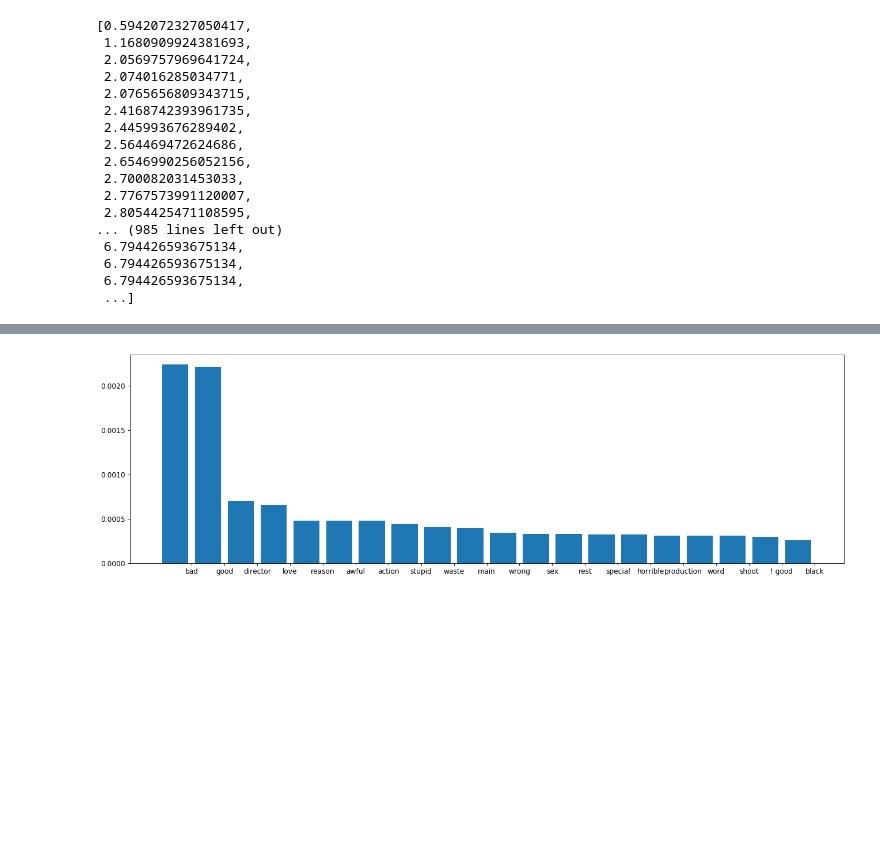
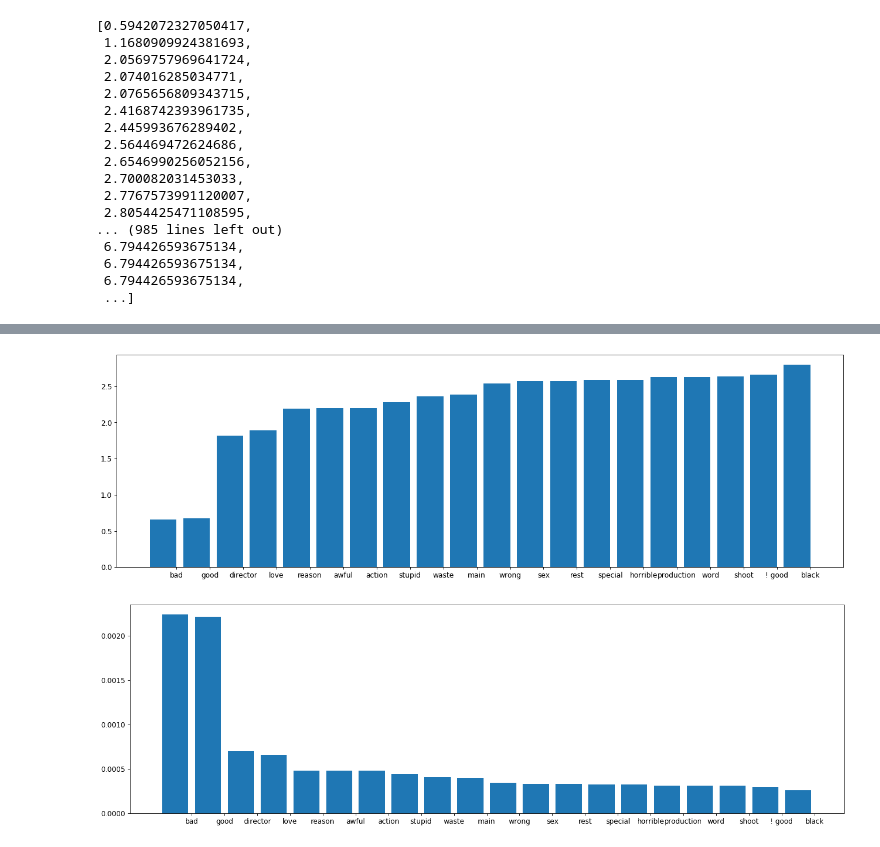
Before and after one commit to lucerne/com_metrics_chatbot, a Jupyter notebook: code/analysis/analyze_aclImdb.ipynb, the cells around one changed output, grey strips where cells are left out. Saved outputs shown, nothing was run; the diff lists cells and outputs as text; code cells hidden in the pictures; blank space fills up the shorter version.

```diff
--- a/code/analysis/analyze_aclImdb.ipynb
+++ b/code/analysis/analyze_aclImdb.ipynb
@@ -716,3 +715,16 @@ plt.show()
+# %%
+N = len(read_files)
+counterNegEmosIdf = invDocFreq(counterNegEmos, N)
+plt.figure(num=None, figsize=(20, 6), dpi=80, facecolor='w', edgecolor='k')
+result = {k: v for k, v in sorted(counterNegEmosIdf.items(), key=lambda item: item[1])}
+labels = list(result.keys())[:20]
+values = list(result.values())[:20]
+indexes = np.arange(len(labels))
+plt.bar(indexes, values, barwidth)
+plt.xticks(indexes + barwidth * 0.5, labels)
+plt.show()
+# %% [output]
+[figure, added]
 # %%
 plt.figure(num=None, figsize=(20, 6), dpi=80, facecolor='w', edgecolor='k')
 labels, values = rankCounter(counterNegEmos)
```
Also changed, not shown: parts of 3 cells of this notebook, 1 other file.
